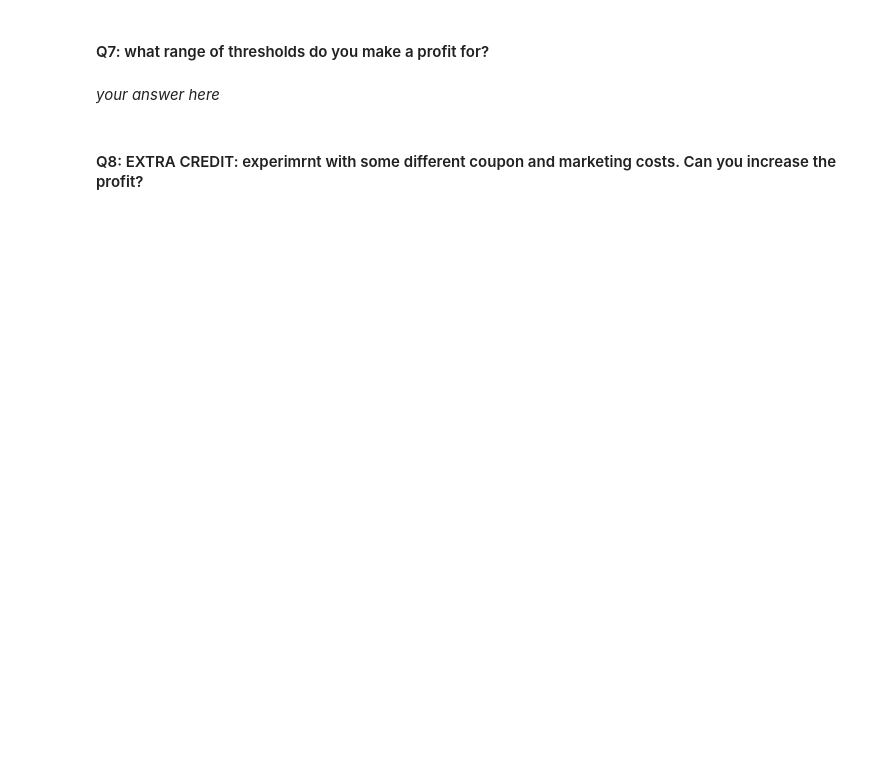
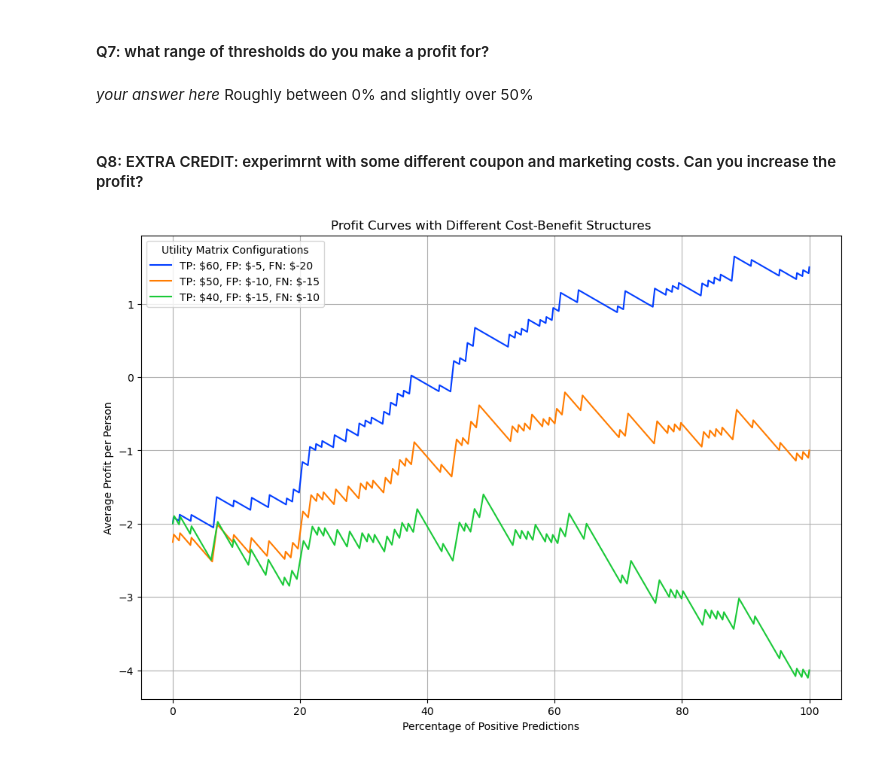
Before and after one commit to abiswal2003/Classihacking, a Jupyter notebook: assignment_clothing.ipynb, the cells around one changed output. Saved outputs shown, nothing was run; the diff lists cells and outputs as text; code cells hidden in the pictures; blank space fills up the shorter version.

```diff
--- a/assignment_clothing.ipynb
+++ b/assignment_clothing.ipynb
@@ -755,5 +884,6 @@ with sns.color_palette("bright"):
 #### Q7: what range of thresholds do you make a profit for?
 # %% [markdown]
 *your answer here*
+Roughly between 0% and slightly over 50%
 # %% [markdown]
 #### Q8: EXTRA CREDIT: experimrnt with some different coupon and marketing costs. Can you increase the profit?
@@ -761,0 +890,50 @@ with sns.color_palette("bright"):
+# %%
+# your code here
+import numpy as np
+import matplotlib.pyplot as plt
+import seaborn as sns
+from sklearn.metrics import roc_curve
+from sklearn.linear_model import LogisticRegression
+
+# Define the plotting function based on the utility matrix and prior probabilities
+def plot_profit_curves(clf, X_test, y_test, utility_matrices, priors):
+    fpr, tpr, thresholds = roc_curve(y_test, clf.predict_proba(X_test)[:, 1])
+
+    plt.figure(figsize=(12, 8))
+    for util, priorp in zip(utility_matrices, priors):
+        profits = [
+            av_profit(tpr[i], fpr[i], util, priorp, 1-priorp) for i in range(len(tpr))
+        ]
+        percentages = [
+            percentage(tpr[i], fpr[i], priorp, 1-priorp) * 100 for i in range(len(tpr))
+        ]
+        label = f"TP: ${util[1][1]}, FP: ${util[0][1]}, FN: ${util[1][0]}"
+        plt.plot(percentages, profits, label=label)
+
+    plt.title('Profit Curves with Different Cost-Benefit Structures')
+    plt.xlabel('Percentage of Positive Predictions')
+    plt.ylabel('Average Profit per Person')
+    plt.legend(title='Utility Matrix Configurations')
+    plt.grid(True)
+    plt.show()
+
+# Example utility matrices with different configurations
+utility_matrices = [
+    np.array([[0, -5], [-20, 60]]),  # Less penalty for FP, more reward for TP
+    np.array([[0, -10], [-15, 50]]), # Medium penalty for FP, standard reward for TP
+    np.array([[0, -15], [-10, 40]])  # More penalty for FP, less reward for TP
+]
+
+# Assuming some example prior probabilities
+priors = [0.1, 0.15, 0.2]  # Different estimations of the base rate of customer response
+
+# Classifier and dataset setup
+clf = LogisticRegression()
+X, y = np.random.rand(1000, 10), np.random.randint(0, 2, 1000)
+X_train, X_test, y_train, y_test = train_test_split(X, y, test_size=0.2, random_state=42)
+clf.fit(X_train, y_train)
+
+# Run the experiment
+plot_profit_curves(clf, X_test, y_test, utility_matrices, priors)
+# %% [output]
+[figure, added]
```
Also changed, not shown: parts of 37 cells of this notebook.
